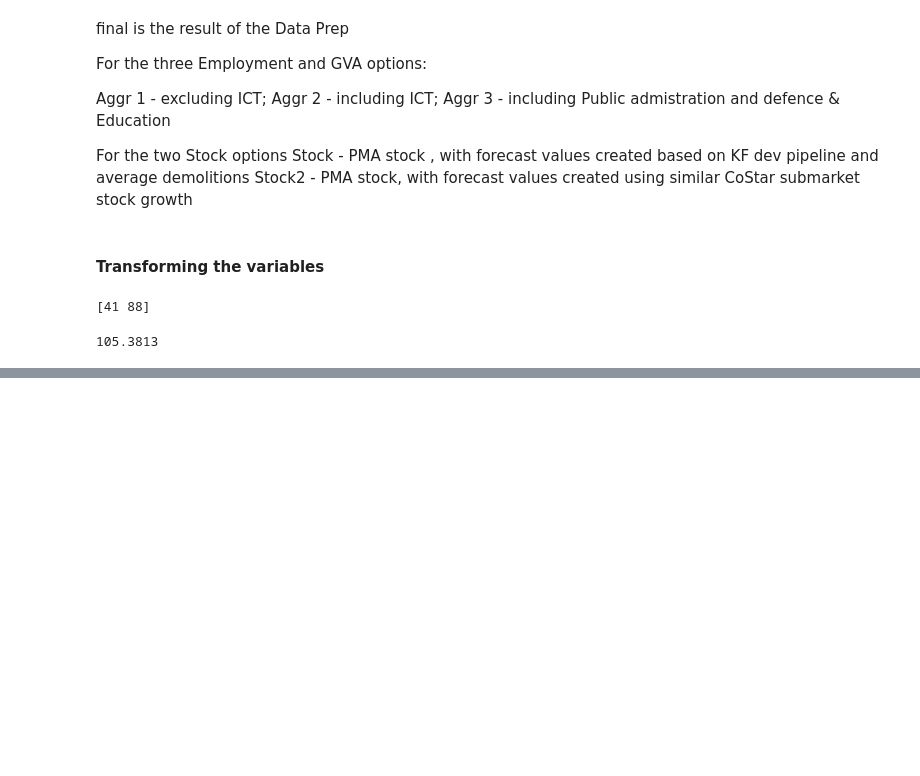
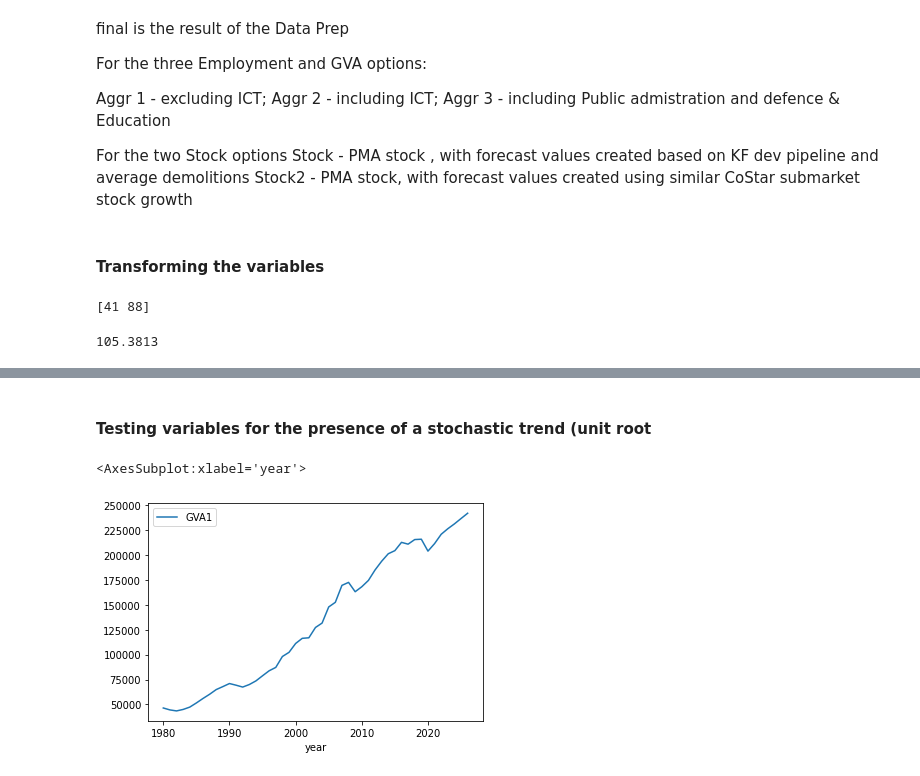
Before and after one commit to maiiasleptcova/KF-Python-projects, a Jupyter notebook: CL_office_rent_forecast.ipynb, the cells around one changed output, grey strips where cells are left out. Cells and saved outputs as stored; diff of their text form; code cells hidden in the pictures; blank space fills up the shorter version.

Commit message:
Loaded statsmodels libraries, set up unit root variable testing, estimated long-run relationship model

```diff
--- a/CL_office_rent_forecast.ipynb
+++ b/CL_office_rent_forecast.ipynb
@@ -496,0 +476,6 @@ final
+# %%
+#final
+city = final[final['Submarket']=='City']
+westend = final[final['Submarket']=='West End']
+# %% [markdown]
+#### Testing variables for the presence of a stochastic trend (unit root
@@ -496,0 +487,6 @@ final
+# %%
+#Plot the series to understand how to best specify the ADF test, the presence of time trend is apparent
+city.plot(x='year', y='GVA1')
+# %% [output]
+<AxesSubplot:xlabel='year'>
+[figure, added]
```
Also changed, not shown: parts of 7 cells of this notebook.
